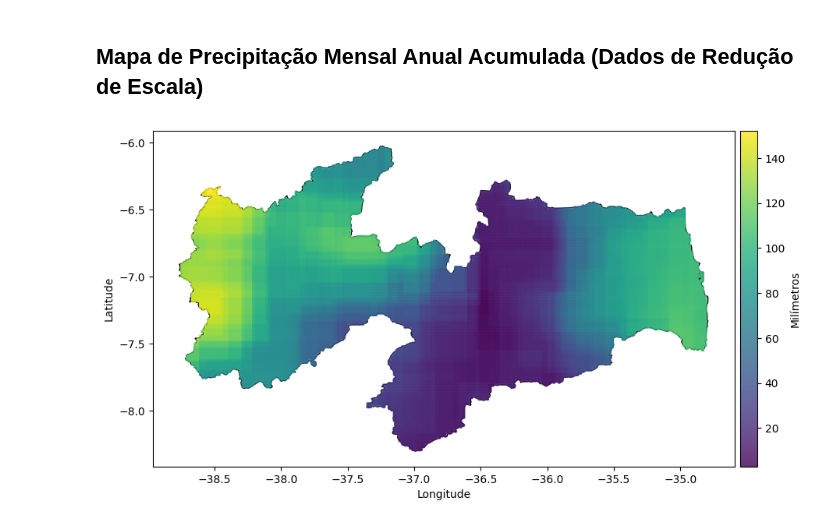
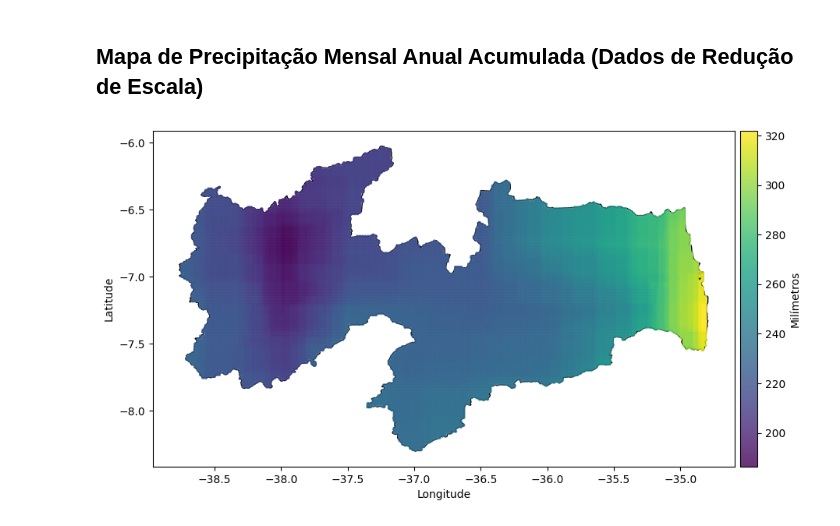
Before and after one commit to alexandre11aa/rainscale, a Jupyter notebook: case_study/notebooks/5_charts.ipynb, the cells around one changed output. Cells and saved outputs as stored; diff of their text form; code cells hidden in the pictures.

```diff
--- a/case_study/notebooks/5_charts.ipynb
+++ b/case_study/notebooks/5_charts.ipynb
@@ -109,11 +109,11 @@ grafico_de_chuvas(df_cmip6_sum, 'pr', 'kg m-2 s-1', 2900, 'quadrado')
 # %%
 model = joblib.load("../models/aesa_to_cnrm_cm6_1hr_sum_downscaling_database.joblib")
 
-df_espacializado = gerador_de_df(estado_gdf, 2023, 2023)
+df_espacializado = gerador_de_df(estado_gdf, 2100, 2100)
 df_espacializado = df_espacializado[model.feature_names_in_]
 df_espacializado = df_espacializado[df_espacializado['mes'] == 1]
 df_espacializado['pr'] = model.predict(df_espacializado)
 
 grafico_de_chuvas(df_espacializado, 'pr', 'Milímetros', 10)
 # %% [output]
-[figure, old version]
+[figure, new version]
```
Also changed, not shown: parts of 6 cells of this notebook, 1 other file.
